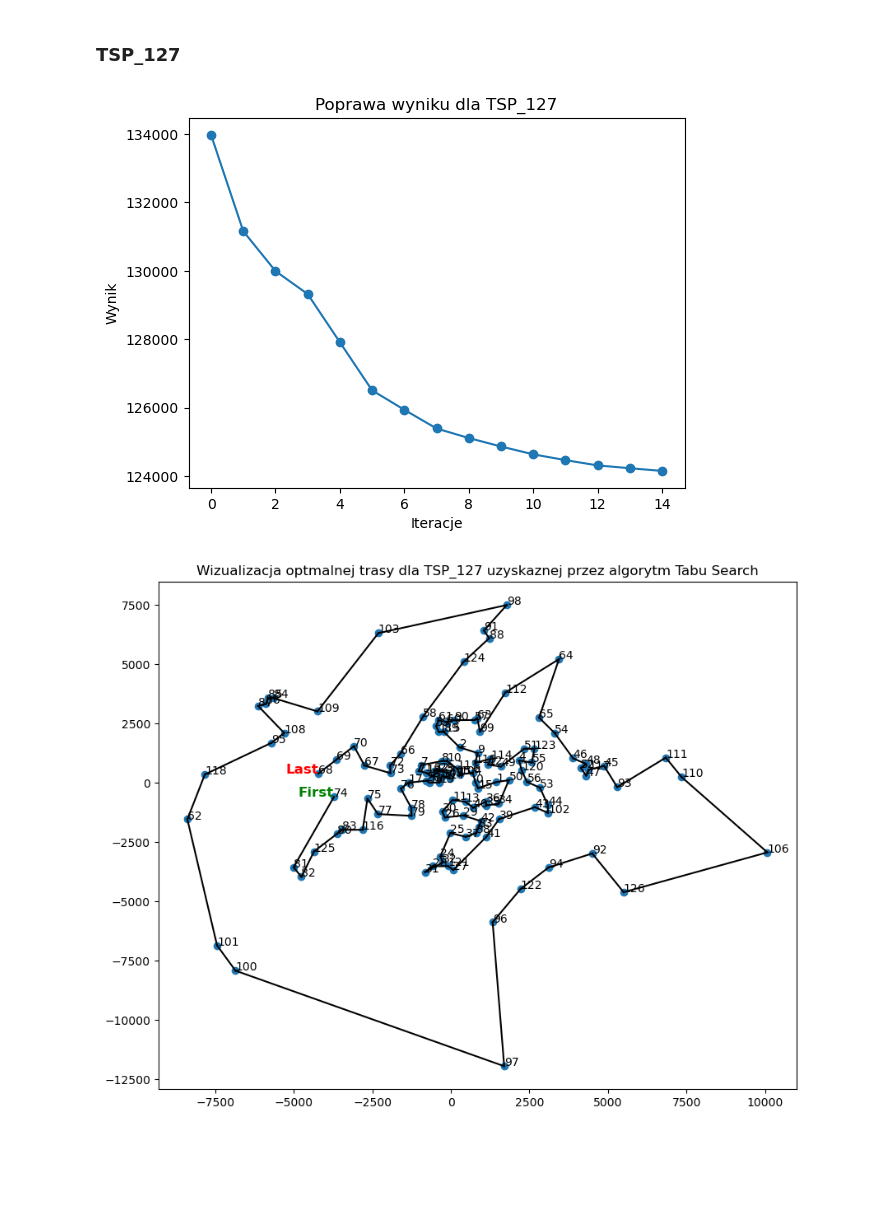
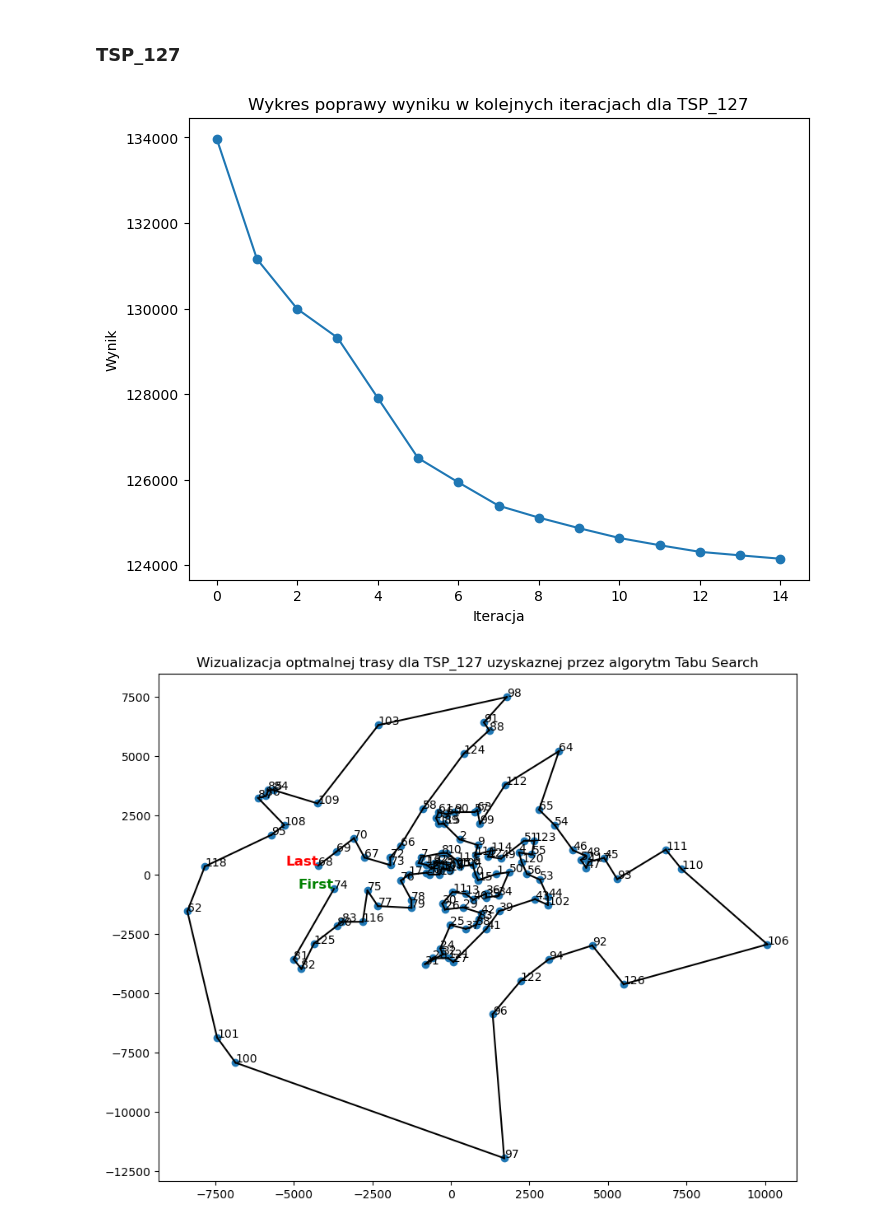
Before and after one commit to Alex4ndro5/ProjektTSP, a Jupyter notebook: Projekt_TSP.ipynb, the cells around one changed output. Drawn from its saved outputs; the diff is of its cells as text; code cells hidden in the pictures; blank space fills up the shorter version.

```diff
--- a/Projekt_TSP.ipynb
+++ b/Projekt_TSP.ipynb
@@ -26,3 +55,11 @@ TSP_76.head()
+# %%
+def plot_improvement(results, title):
+    plt.figure(figsize=(8, 6))
+    plt.plot(results, 'o-')
+    plt.title('Wykres poprawy wyniku w kolejnych iteracjach dla {}'.format(title))
+    plt.xlabel('Iteracja')
+    plt.ylabel('Wynik')
+    plt.show()
 # %% [markdown]
 ## Tabu Search
 ### TSP_48
@@ -118,15 +98,11 @@ plt.show()
 # %%
 # Wykres poprawy wyniku dla TSP_127 z trasą początkową utworzoną przez NN
 
 values = [133970, 131157, 129993, 129320, 127913, 126509, 125941, 125395, 125116, 124869, 124640, 124471, 124316, 124234, 124155] # Wyniki
-x = [0, 1, 2, 3, 4, 5, 6, 7, 8 ,9 ,10 ,11 ,12 ,13, 14] # Iteracje
-plt.plot(x, values, 'o-')
-plt.xlabel('Iteracje')
-plt.ylabel('Wynik')
-plt.title('Poprawa wyniku dla TSP_127')
-plt.show()
+
+plot_improvement(values, 'TSP_127')
 # %% [output]
-[figure, old version]
+[figure, new version]
 # %%
 # Wizualizacja trasyt dla najlepszego rozwiazania TSP_127
 route = [74, 81, 82, 125, 80, 83, 116, 75, 77, 79, 78, 76, 17, 20, 16, 19, 107, 14, 105, 5, 23, 22, 3, 21, 18, 71, 7, 8, 10, 113, 104, 6, 0, 15, 1, 50, 34, 35, 36, 40, 13, 11, 30, 26, 29, 42, 33, 38, 37, 25, 24, 32, 31, 28, 121, 27, 41, 39, 43, 102, 44, 53, 56, 120, 4, 55, 123, 51, 49, 12, 114, 119, 9, 2, 89, 115, 59, 61, 60, 90, 57, 63, 99, 112, 64, 65, 54, 46, 48, 52, 47, 117, 45, 93, 111, 110, 106, 126, 92, 94, 122, 96, 97, 100, 101, 62, 118, 95, 108, 87, 86, 85, 84, 109, 103, 98, 91, 88, 124, 58, 66, 72, 73, 67, 70, 69, 68] # Trasa
```
Also changed, not shown: parts of 6 cells of this notebook.
